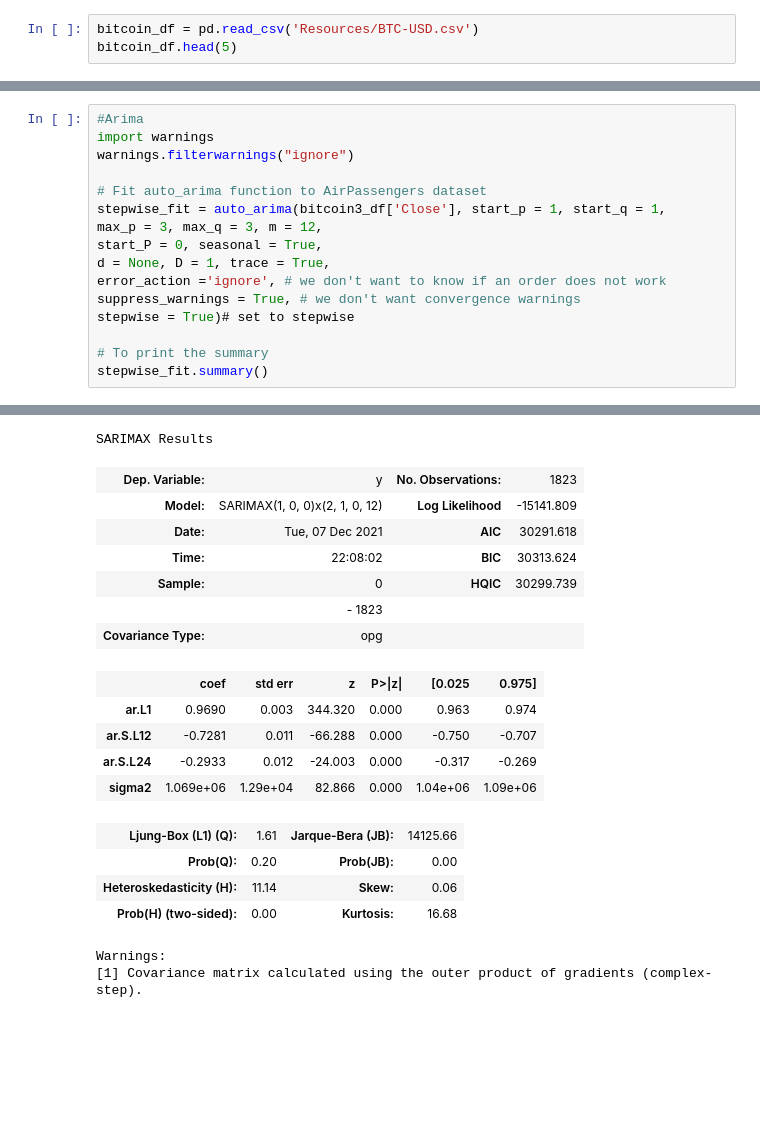
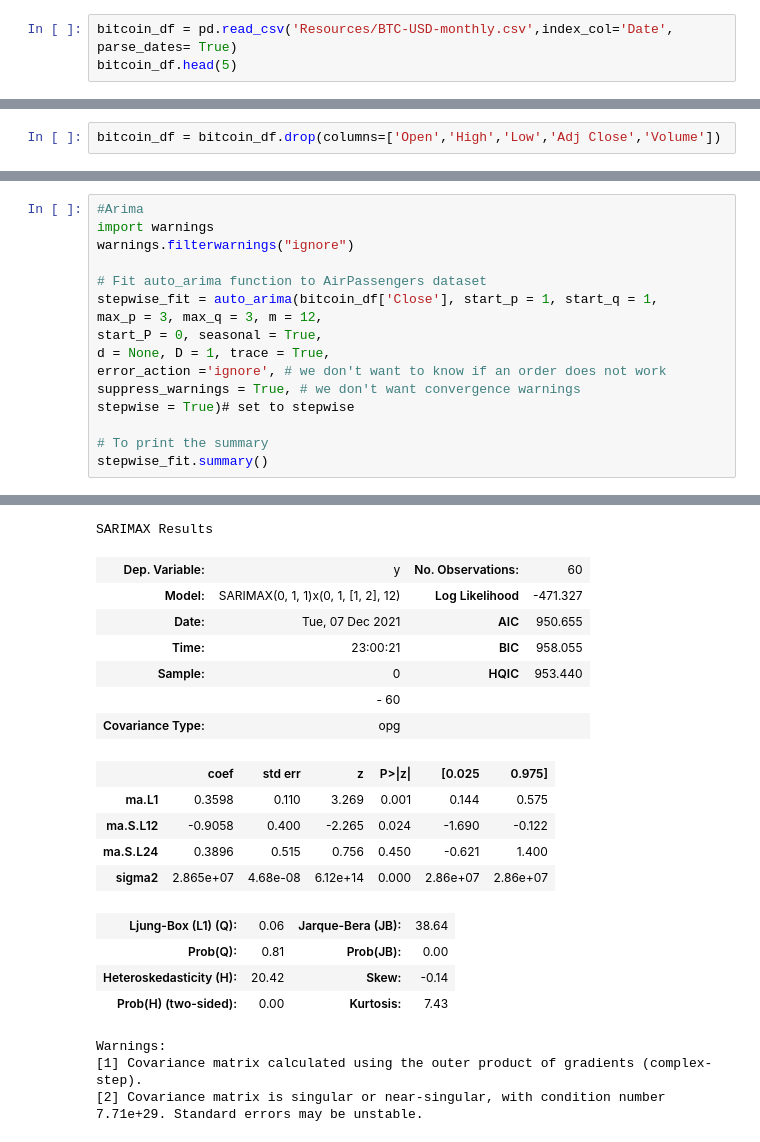
Before and after one commit to dmayo0317/project4, a Jupyter notebook: Bitcoin_monthly.ipynb, the cells around one changed output, grey strips where cells are left out. Drawn from its saved outputs; the diff is of its cells as text; blank space fills up the shorter version.

```diff
--- a/Bitcoin_monthly.ipynb
+++ b/Bitcoin_monthly.ipynb
@@ -16,6 +15,6 @@ import matplotlib.dates as mdates
 from datetime import datetime, timedelta
 import matplotlib.pylab as plt
 # %%
-bitcoin_df = pd.read_csv('Resources/BTC-USD.csv')
+bitcoin_df = pd.read_csv('Resources/BTC-USD-monthly.csv',index_col='Date', parse_dates= True)
 bitcoin_df.head(5)
 # %% [output]
@@ -41,0 +38,2 @@ del bitcoin_df['Volume']
+# %%
+bitcoin_df = bitcoin_df.drop(columns=['Open','High','Low','Adj Close','Volume'])
@@ -191,7 +70,7 @@ import warnings
 warnings.filterwarnings("ignore")
 
 # Fit auto_arima function to AirPassengers dataset
-stepwise_fit = auto_arima(bitcoin3_df['Close'], start_p = 1, start_q = 1,
+stepwise_fit = auto_arima(bitcoin_df['Close'], start_p = 1, start_q = 1,
 max_p = 3, max_q = 3, m = 12,
 start_P = 0, seasonal = True,
 d = None, D = 1, trace = True,
@@ -222,19 +102,20 @@ Total fit time: 110.972 seconds
 SARIMAX Results
-| Dep. Variable: | y | No. Observations: | 1823 |
-| Model: | SARIMAX(1, 0, 0)x(2, 1, 0, 12) | Log Likelihood | -15141.809 |
-| Date: | Tue, 07 Dec 2021 | AIC | 30291.618 |
-| Time: | 22:08:02 | BIC | 30313.624 |
-| Sample: | 0 | HQIC | 30299.739 |
-|  | - 1823 |  |  |
+| Dep. Variable: | y | No. Observations: | 60 |
+| Model: | SARIMAX(0, 1, 1)x(0, 1, [1, 2], 12) | Log Likelihood | -471.327 |
+| Date: | Tue, 07 Dec 2021 | AIC | 950.655 |
+| Time: | 23:00:21 | BIC | 958.055 |
+| Sample: | 0 | HQIC | 953.440 |
+|  | - 60 |  |  |
 | Covariance Type: | opg |  |  |
 |  | coef | std err | z | P>|z| | [0.025 | 0.975] |
-| ar.L1 | 0.9690 | 0.003 | 344.320 | 0.000 | 0.963 | 0.974 |
-| ar.S.L12 | -0.7281 | 0.011 | -66.288 | 0.000 | -0.750 | -0.707 |
-| ar.S.L24 | -0.2933 | 0.012 | -24.003 | 0.000 | -0.317 | -0.269 |
-| sigma2 | 1.069e+06 | 1.29e+04 | 82.866 | 0.000 | 1.04e+06 | 1.09e+06 |
+| ma.L1 | 0.3598 | 0.110 | 3.269 | 0.001 | 0.144 | 0.575 |
+| ma.S.L12 | -0.9058 | 0.400 | -2.265 | 0.024 | -1.690 | -0.122 |
+| ma.S.L24 | 0.3896 | 0.515 | 0.756 | 0.450 | -0.621 | 1.400 |
+| sigma2 | 2.865e+07 | 4.68e-08 | 6.12e+14 | 0.000 | 2.86e+07 | 2.86e+07 |
-| Ljung-Box (L1) (Q): | 1.61 | Jarque-Bera (JB): | 14125.66 |
-| Prob(Q): | 0.20 | Prob(JB): | 0.00 |
-| Heteroskedasticity (H): | 11.14 | Skew: | 0.06 |
-| Prob(H) (two-sided): | 0.00 | Kurtosis: | 16.68 |
+| Ljung-Box (L1) (Q): | 0.06 | Jarque-Bera (JB): | 38.64 |
+| Prob(Q): | 0.81 | Prob(JB): | 0.00 |
+| Heteroskedasticity (H): | 20.42 | Skew: | -0.14 |
+| Prob(H) (two-sided): | 0.00 | Kurtosis: | 7.43 |
 Warnings:
 [1] Covariance matrix calculated using the outer product of gradients (complex-step).
+[2] Covariance matrix is singular or near-singular, with condition number 7.71e+29. Standard errors may be unstable.
```
Also changed, not shown: parts of 27 cells of this notebook.
